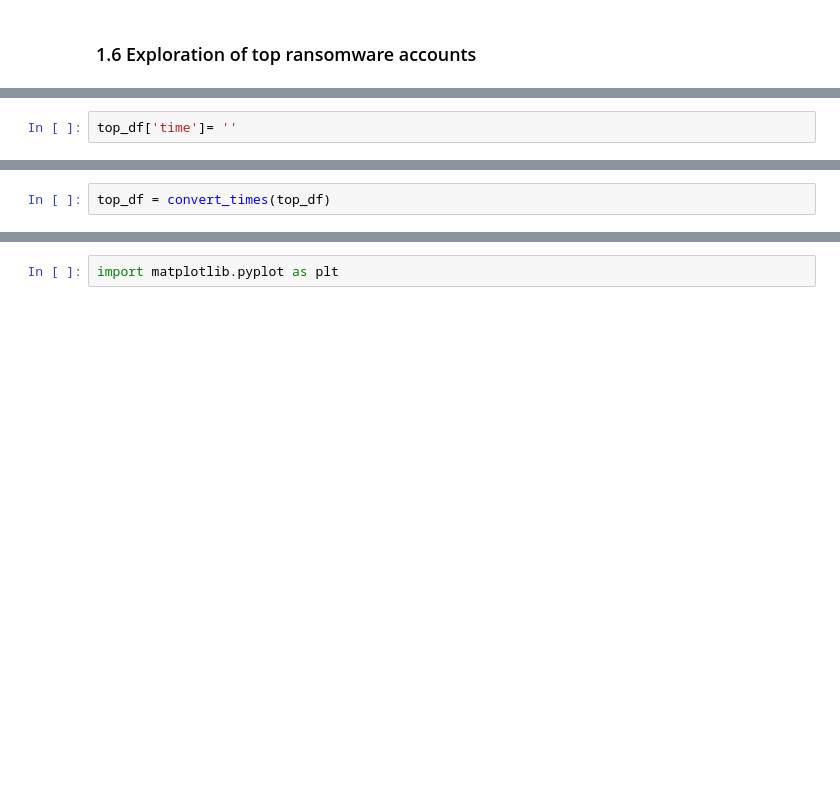
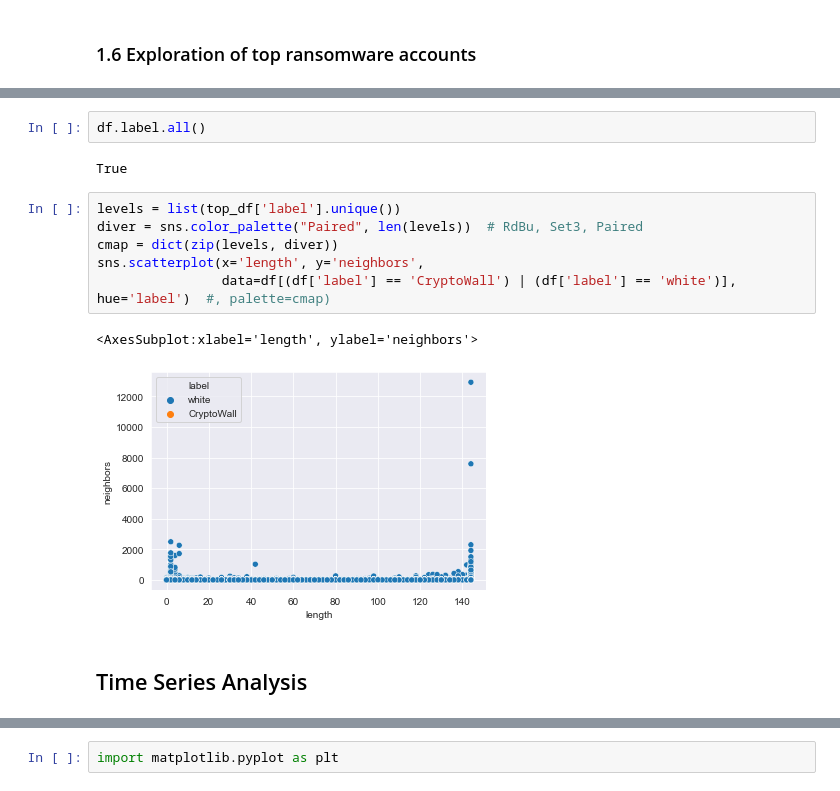
Before and after one commit to PZ808/BC-ransomware-classification, a Jupyter notebook: bc_rans-time.ipynb, the cells around one changed output, grey strips where cells are left out. Drawn from its saved outputs; the diff is of its cells as text; blank space fills up the shorter version.

```diff
--- a/bc_rans-time.ipynb
+++ b/bc_rans-time.ipynb
@@ -290,2 +277,0 @@ top_df = top_accts[0]
-# %%
-top_df['time']= ''
@@ -300,2 +277,0 @@ def convert_times(df):
-# %%
-top_df = convert_times(top_df)
@@ -301,0 +293,15 @@ top_df = convert_times(top_df)
+# %%
+df.label.all()
+# %% [output]
+True
+# %%
+levels = list(top_df['label'].unique())
+diver = sns.color_palette("Paired", len(levels))  # RdBu, Set3, Paired
+cmap = dict(zip(levels, diver))
+sns.scatterplot(x='length', y='neighbors',
+                data=df[(df['label'] == 'CryptoWall') | (df['label'] == 'white')], hue='label')  #, palette=cmap)
+# %% [output]
+<AxesSubplot:xlabel='length', ylabel='neighbors'>
+[figure, added]
+# %% [markdown]
+## Time Series Analysis
```
Also changed, not shown: parts of 45 cells of this notebook.
